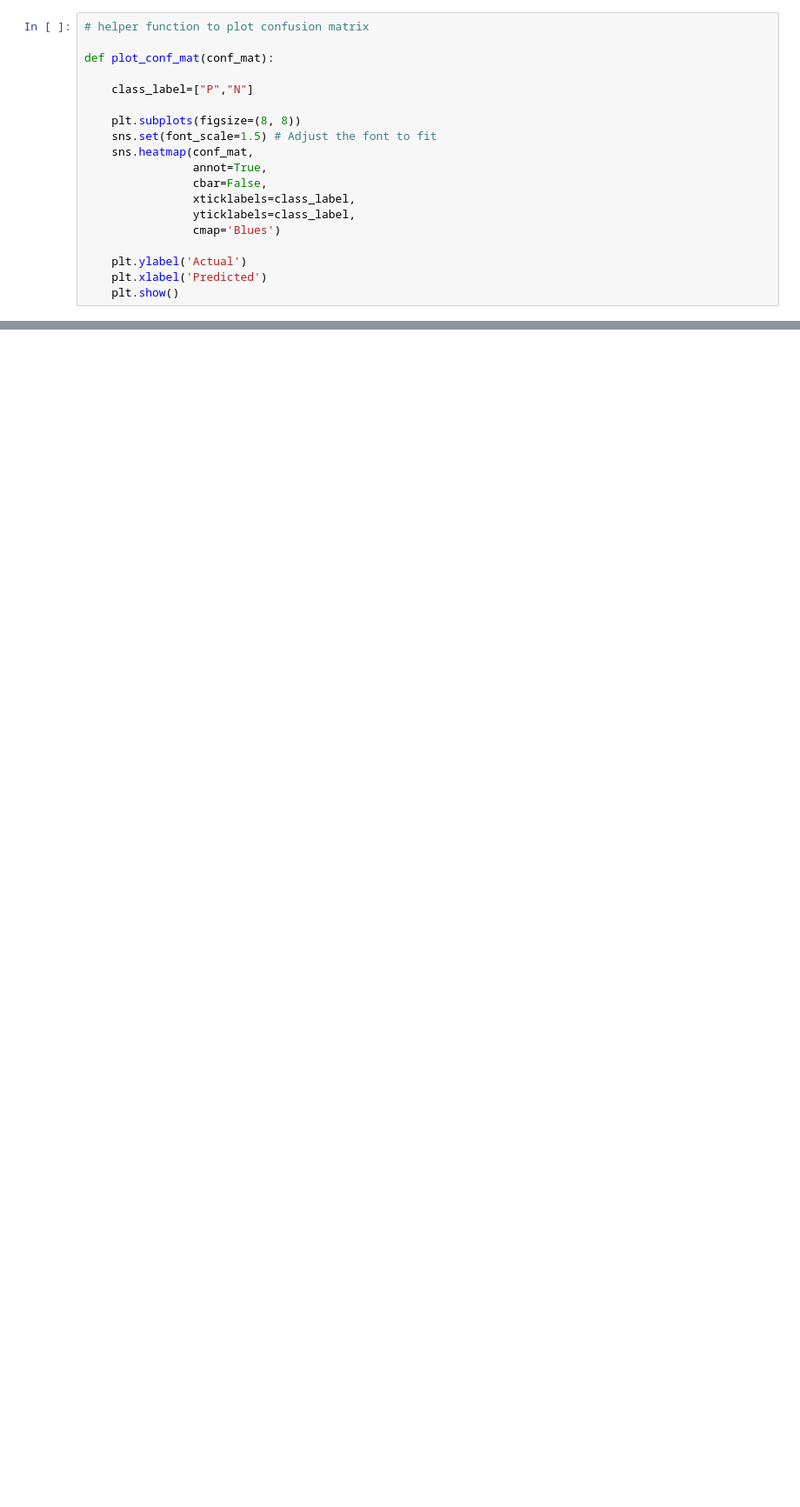
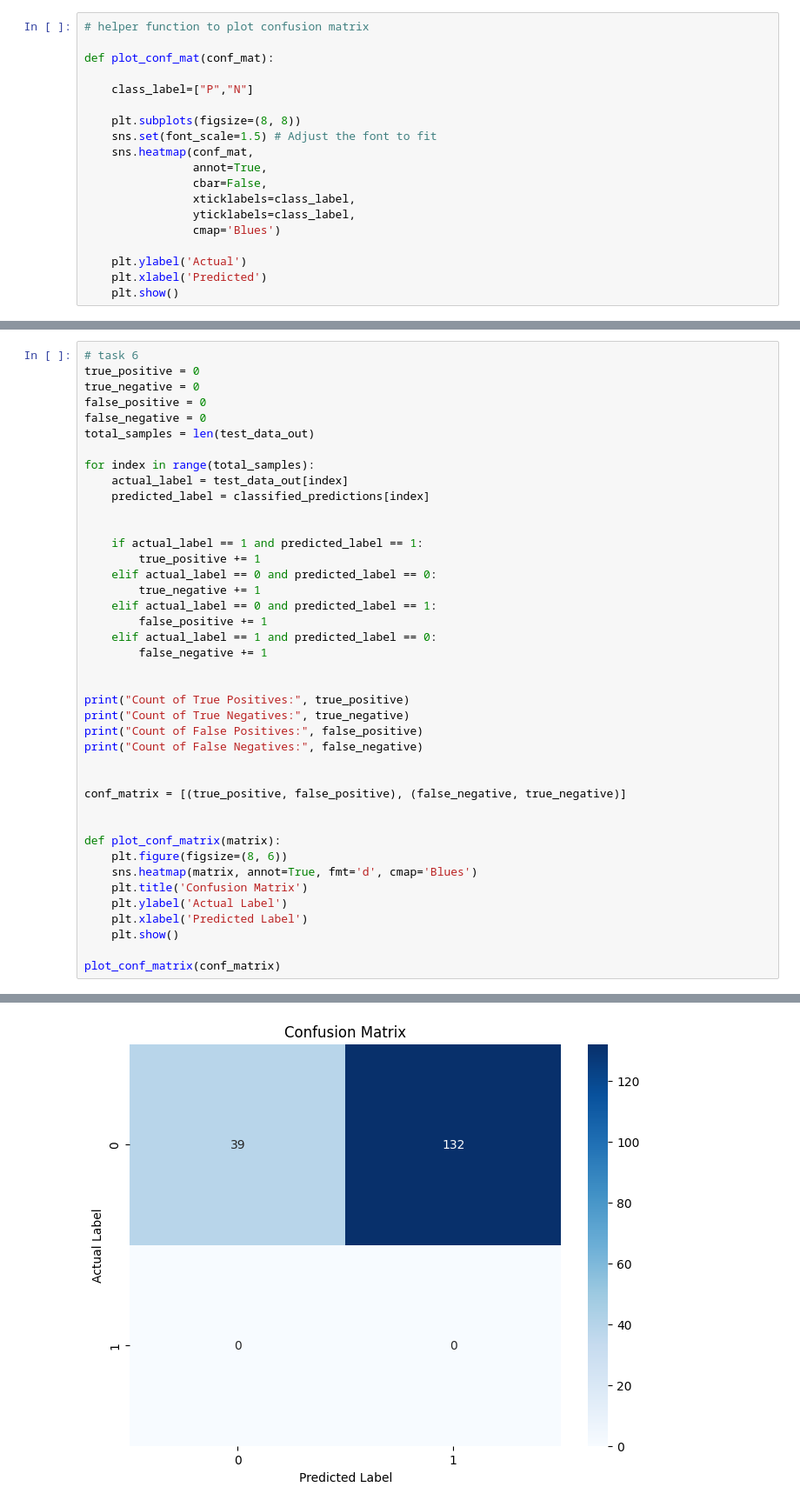
Before and after one commit to jeries-123/AI-project, a Jupyter notebook: ai_project.ipynb, the cells around one changed output, grey strips where cells are left out. Shown at 87% size. Saved outputs shown, nothing was run; the diff lists cells and outputs as text; blank space fills up the shorter version.

```diff
--- a/ai_project.ipynb
+++ b/ai_project.ipynb
@@ -259,0 +296,42 @@ plt.show()
+# %%
+# task 6
+true_positive = 0
+true_negative = 0
+false_positive = 0
+false_negative = 0
+total_samples = len(test_data_out)
+
+for index in range(total_samples):
+    actual_label = test_data_out[index]
+    predicted_label = classified_predictions[index]
+
+
+    if actual_label == 1 and predicted_label == 1:
+        true_positive += 1
+    elif actual_label == 0 and predicted_label == 0:
+        true_negative += 1
+    elif actual_label == 0 and predicted_label == 1:
+        false_positive += 1
+    elif actual_label == 1 and predicted_label == 0:
+        false_negative += 1
+
+
+print("Count of True Positives:", true_positive)
+print("Count of True Negatives:", true_negative)
+print("Count of False Positives:", false_positive)
+print("Count of False Negatives:", false_negative)
+
+
+conf_matrix = [(true_positive, false_positive), (false_negative, true_negative)]
+
+
+def plot_conf_matrix(matrix):
+    plt.figure(figsize=(8, 6))
+    sns.heatmap(matrix, annot=True, fmt='d', cmap='Blues')
+    plt.title('Confusion Matrix')
+    plt.ylabel('Actual Label')
+    plt.xlabel('Predicted Label')
+    plt.show()
+
+plot_conf_matrix(conf_matrix)
+# %% [output]
@@ -259,0 +342 @@ plt.show()
+[figure, added]
```
Also changed, not shown: parts of 11 cells of this notebook.
